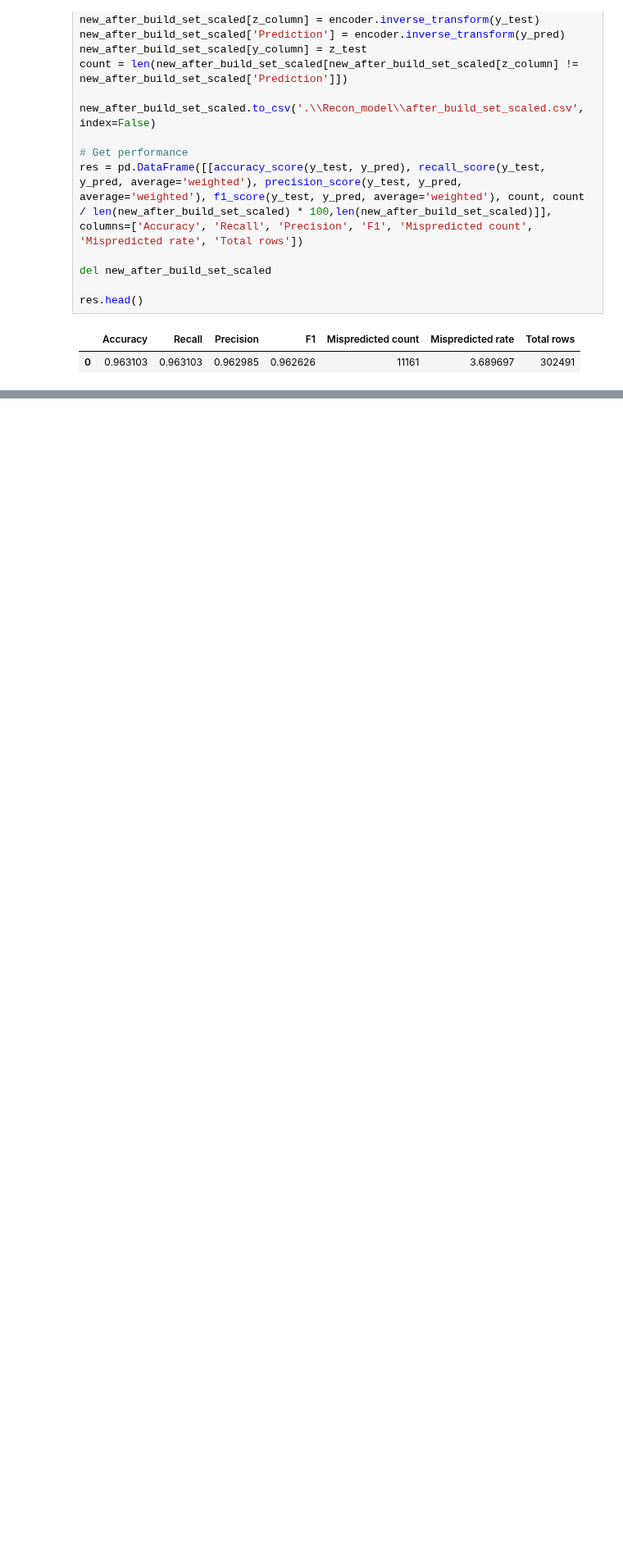
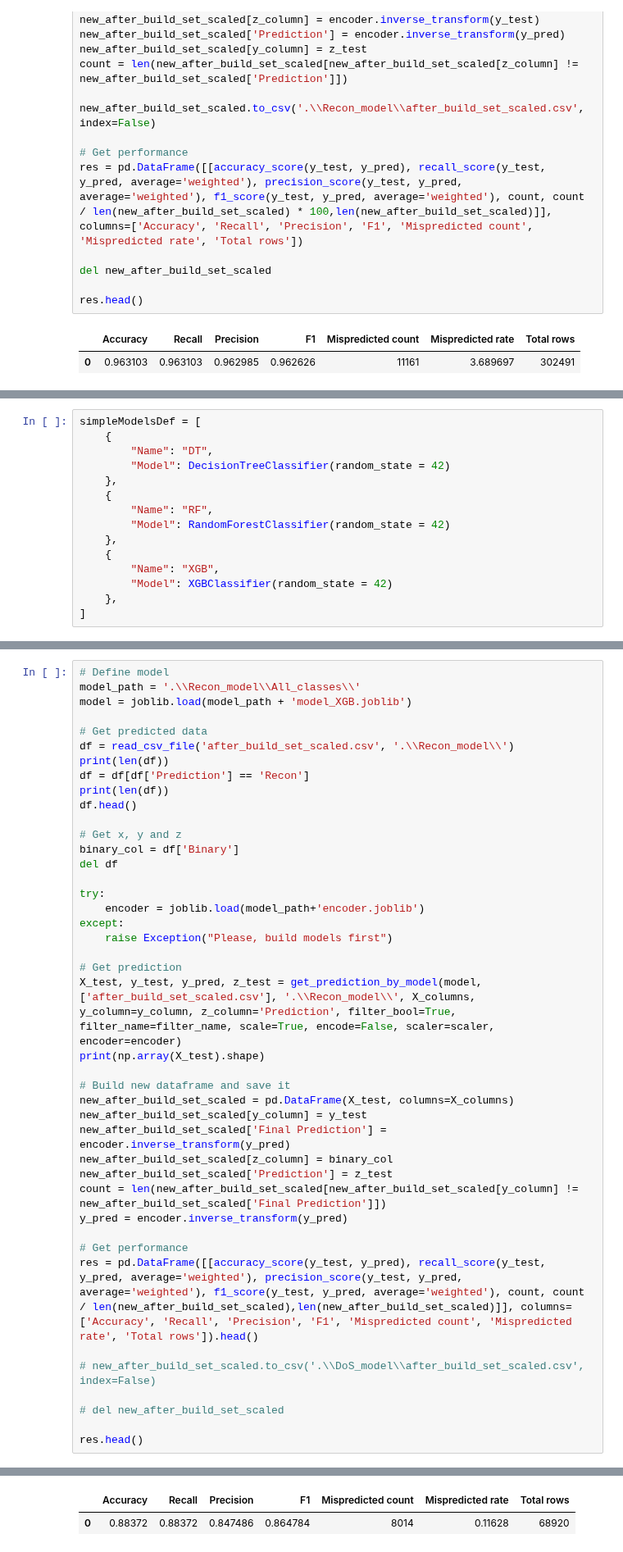
Before and after one commit to mcrayssac/CIC_IoT_Cyber_Attacks, a Jupyter notebook: Recon_model.ipynb, the cells around one changed output, grey strips where cells are left out. Shown at 82% size. Saved outputs shown, nothing was run; the diff lists cells and outputs as text; blank space fills up the shorter version.

```diff
--- a/Recon_model.ipynb
+++ b/Recon_model.ipynb
@@ -297,0 +342,15 @@ res.head()
+# %%
+simpleModelsDef = [
+    {
+        "Name": "DT",
+        "Model": DecisionTreeClassifier(random_state = 42)
+    },
+    {
+        "Name": "RF",
+        "Model": RandomForestClassifier(random_state = 42)
+    },
+    {
+        "Name": "XGB",
+        "Model": XGBClassifier(random_state = 42)
+    },
+]
@@ -297,0 +404,43 @@ res.head()
+# %%
+# Define model
+model_path = '.\\Recon_model\\All_classes\\'
+model = joblib.load(model_path + 'model_XGB.joblib')
+
+# Get predicted data
+df = read_csv_file('after_build_set_scaled.csv', '.\\Recon_model\\')
+print(len(df))
+df = df[df['Prediction'] == 'Recon']
+print(len(df))
+df.head()
+
+# Get x, y and z
+binary_col = df['Binary']
+del df
+
+try:
+    encoder = joblib.load(model_path+'encoder.joblib')
+except:
+    raise Exception("Please, build models first")
+
+# Get prediction
+X_test, y_test, y_pred, z_test = get_prediction_by_model(model, ['after_build_set_scaled.csv'], '.\\Recon_model\\', X_columns, y_column=y_column, z_column='Prediction', filter_bool=True, filter_name=filter_name, scale=True, encode=False, scaler=scaler, encoder=encoder)
+print(np.array(X_test).shape)
+
+# Build new dataframe and save it
+new_after_build_set_scaled = pd.DataFrame(X_test, columns=X_columns)
+new_after_build_set_scaled[y_column] = y_test
+new_after_build_set_scaled['Final Prediction'] = encoder.inverse_transform(y_pred)
+new_after_build_set_scaled[z_column] = binary_col
+new_after_build_set_scaled['Prediction'] = z_test
+count = len(new_after_build_set_scaled[new_after_build_set_scaled[y_column] != new_after_build_set_scaled['Final Prediction']])
+y_pred = encoder.inverse_transform(y_pred)
+
+# Get performance
+res = pd.DataFrame([[accuracy_score(y_test, y_pred), recall_score(y_test, y_pred, average='weighted'), precision_score(y_test, y_pred, average='weighted'), f1_score(y_test, y_pred, average='weighted'), count, count / len(new_after_build_set_scaled),len(new_after_build_set_scaled)]], columns=['Accuracy', 'Recall', 'Precision', 'F1', 'Mispredicted count', 'Mispredicted rate', 'Total rows']).head()
+
+# new_after_build_set_scaled.to_csv('.\\DoS_model\\after_build_set_scaled.csv', index=False)
+
+# del new_after_build_set_scaled
+
+res.head()
+# %% [output]
@@ -297,0 +450,2 @@ res.head()
+|  | Accuracy | Recall | Precision | F1 | Mispredicted count | Mispredicted rate | Total rows |
+| 0 | 0.88372 | 0.88372 | 0.847486 | 0.864784 | 8014 | 0.11628 | 68920 |
```
Also changed, not shown: parts of 23 cells of this notebook, 4 other files.
